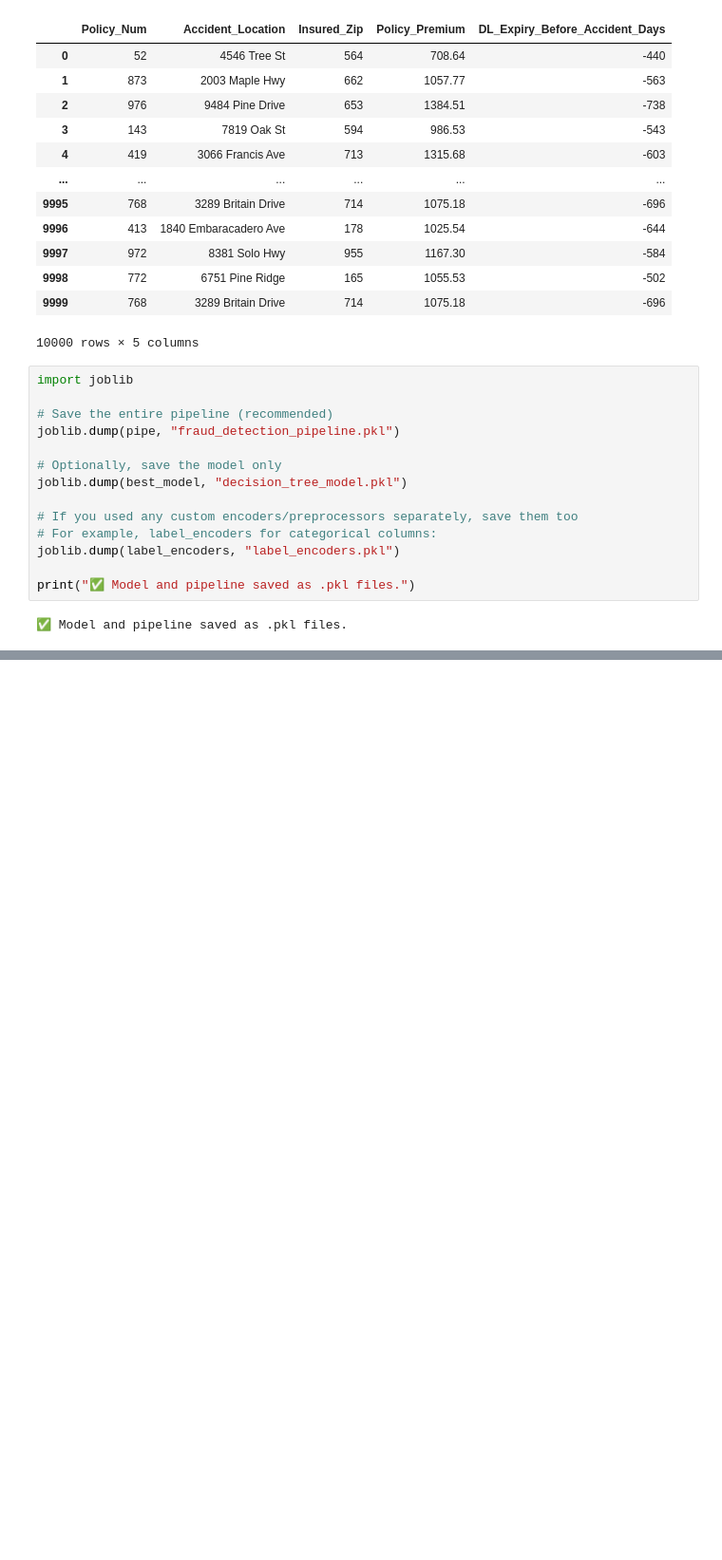
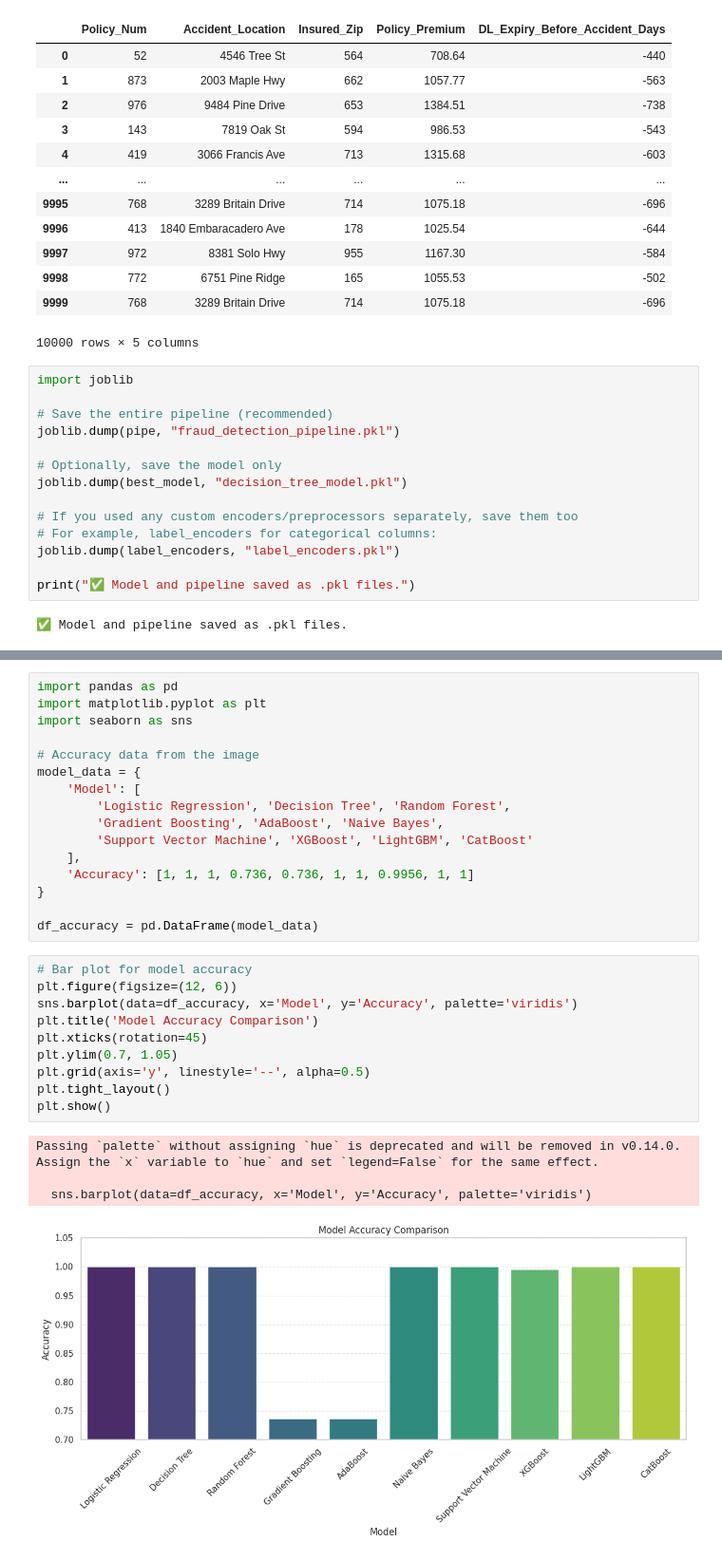
Before and after one commit to mr-rajesh857/frud_detection, a Jupyter notebook: Learnathon_model.ipynb, the cells around one changed output, grey strips where cells are left out. Shown at 95% size. Drawn from its saved outputs; the diff is of its cells as text; blank space fills up the shorter version.

```diff
--- a/Learnathon_model.ipynb
+++ b/Learnathon_model.ipynb
@@ -1013,0 +1078,31 @@ print("✅ Model and pipeline saved as .pkl files.")
+# %%
+import pandas as pd
+import matplotlib.pyplot as plt
+import seaborn as sns
+
+# Accuracy data from the image
+model_data = {
+    'Model': [
+        'Logistic Regression', 'Decision Tree', 'Random Forest',
+        'Gradient Boosting', 'AdaBoost', 'Naive Bayes',
+        'Support Vector Machine', 'XGBoost', 'LightGBM', 'CatBoost'
+    ],
+    'Accuracy': [1, 1, 1, 0.736, 0.736, 1, 1, 0.9956, 1, 1]
+}
+
+df_accuracy = pd.DataFrame(model_data)
+# %%
+# Bar plot for model accuracy
+plt.figure(figsize=(12, 6))
+sns.barplot(data=df_accuracy, x='Model', y='Accuracy', palette='viridis')
+plt.title('Model Accuracy Comparison')
+plt.xticks(rotation=45)
+plt.ylim(0.7, 1.05)
+plt.grid(axis='y', linestyle='--', alpha=0.5)
+plt.tight_layout()
+plt.show()
+# %% [output]
+Passing `palette` without assigning `hue` is deprecated and will be removed in v0.14.0. Assign the `x` variable to `hue` and set `legend=False` for the same effect.
+
+  sns.barplot(data=df_accuracy, x='Model', y='Accuracy', palette='viridis')
+[figure, added]
```
Also changed, not shown: parts of 4 cells of this notebook.
